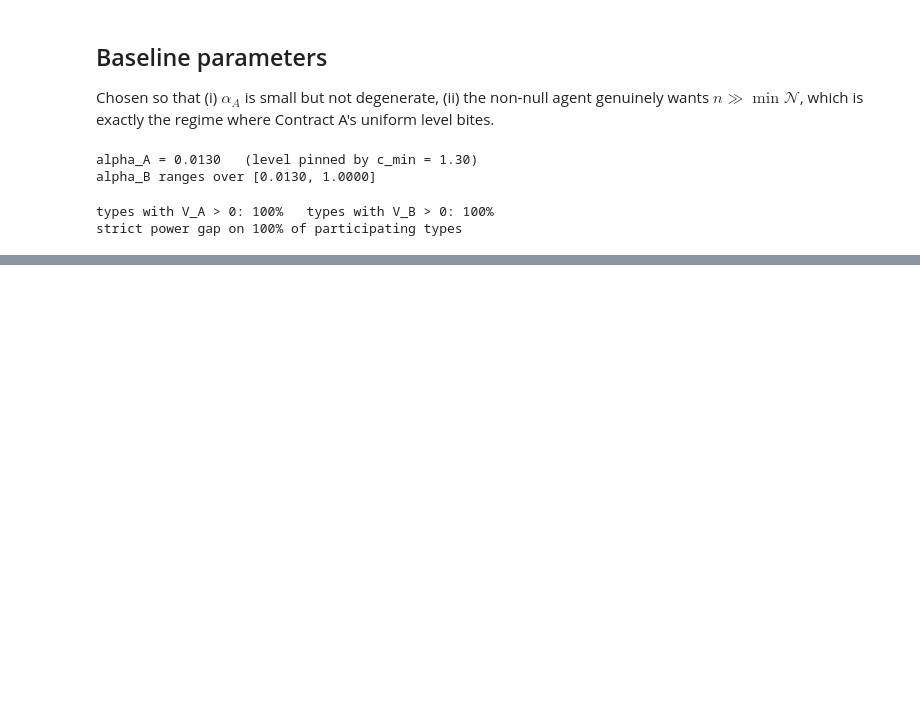
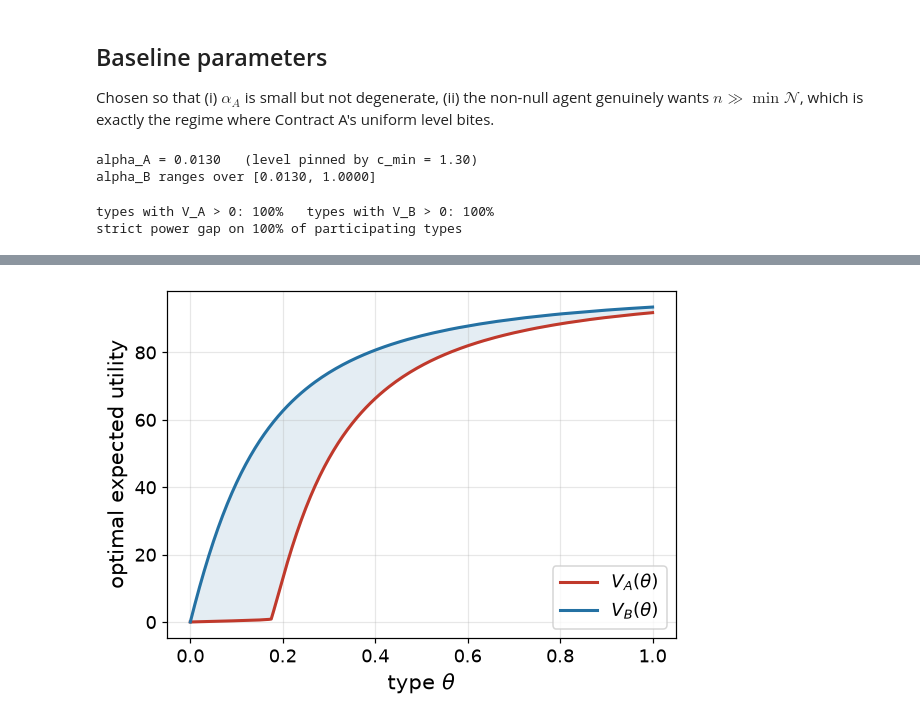
Before and after one commit to SimoneGaruffi/simulation-code, a Jupyter notebook: simulation.ipynb, the cells around one changed output, grey strips where cells are left out. Drawn from its saved outputs; the diff is of its cells as text; code cells hidden in the pictures; blank space fills up the shorter version.

```diff
--- a/simulation.ipynb
+++ b/simulation.ipynb
@@ -170,0 +136,14 @@ plt.show()
+# %%
+# Panel (b): optimal expected utilities
+fig, ax = plt.subplots(figsize=(5.5, 4))
+ax.plot(thetas, VA, color=COL_A, label=r"$V_A(\theta)$")
+ax.plot(thetas, VB, color=COL_B, label=r"$V_B(\theta)$")
+ax.fill_between(thetas, VA, VB, where=VB > VA, color=COL_B, alpha=0.12)
+ax.set_xlabel(r"type $\theta$", fontsize=14)
+ax.set_ylabel("optimal expected utility", fontsize=14)
+ax.tick_params(axis='both', labelsize=12)
+ax.legend(loc="lower right", fontsize=12)
+plt.tight_layout()
+plt.show()
+# %% [output]
+[figure, added]
```
Also changed, not shown: parts of 8 cells of this notebook.
